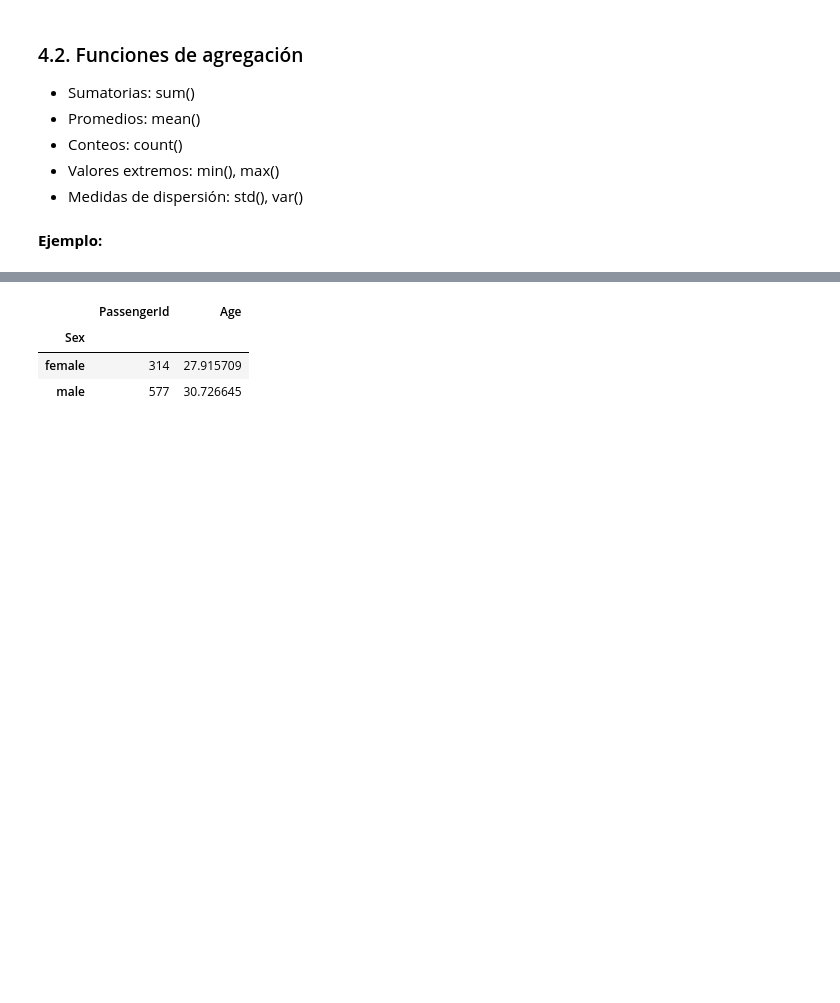
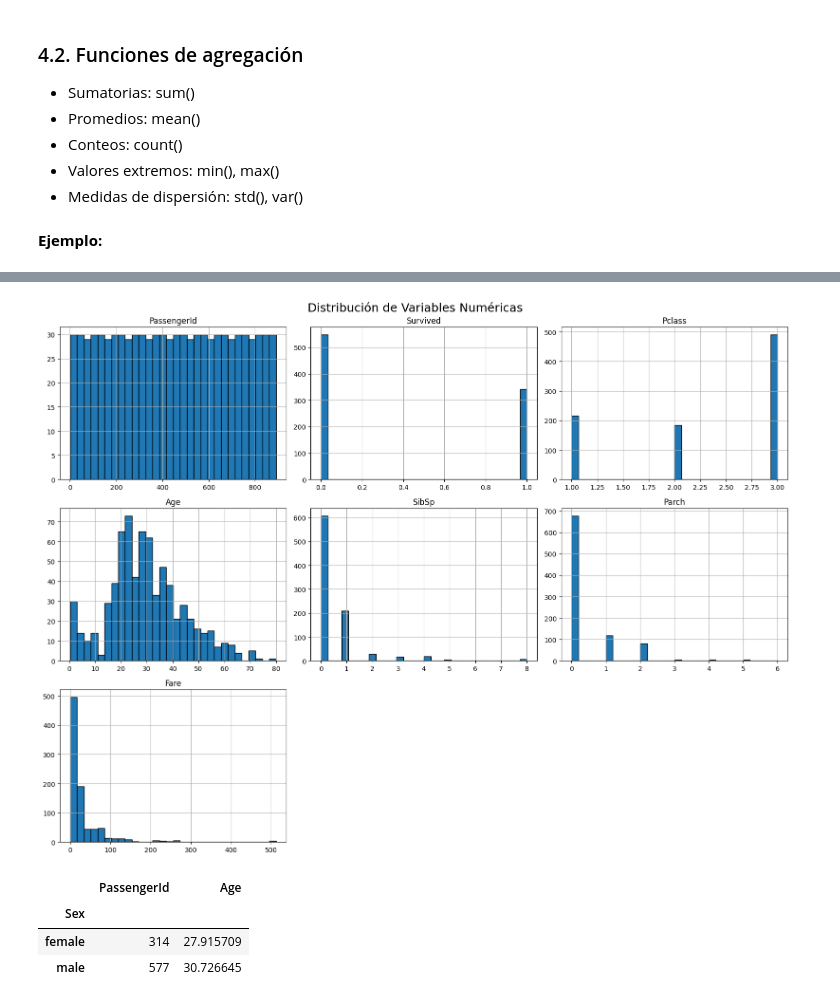
Before and after one commit to gianmarcomejia96/UTEC_PROGRA, a Jupyter notebook: 07_manipulaci_n_de_datos_con_pandas.ipynb, the cells around one changed output, grey strips where cells are left out. Cells and saved outputs as stored; diff of their text form; code cells hidden in the pictures; blank space fills up the shorter version.

```diff
--- a/07_manipulaci_n_de_datos_con_pandas.ipynb
+++ b/07_manipulaci_n_de_datos_con_pandas.ipynb
@@ -1366,0 +1643,3 @@ titanic.head()
+# %%
+num_columns = titanic.select_dtypes(include = ('int64','float64'))
+num_columns.describe(percentiles=[0.1, 0.9]).T
@@ -1367,3 +1679,20 @@ titanic.head()
+# %%
+num_columns.hist(
+    bins=30,
+    figsize=(16,12),
+    edgecolor='black'
+)
+
+plt.suptitle(
+    'Distribución de Variables Numéricas',
+    fontsize=18
+)
+
+plt.tight_layout()
+
+plt.show()
+# %% [output]
+[figure, added]
 # %%
 titanic.groupby('Sex').agg({'PassengerId': 'count','Age': 'mean'})
 # %% [output]
```
Also changed, not shown: parts of 93 cells of this notebook.
